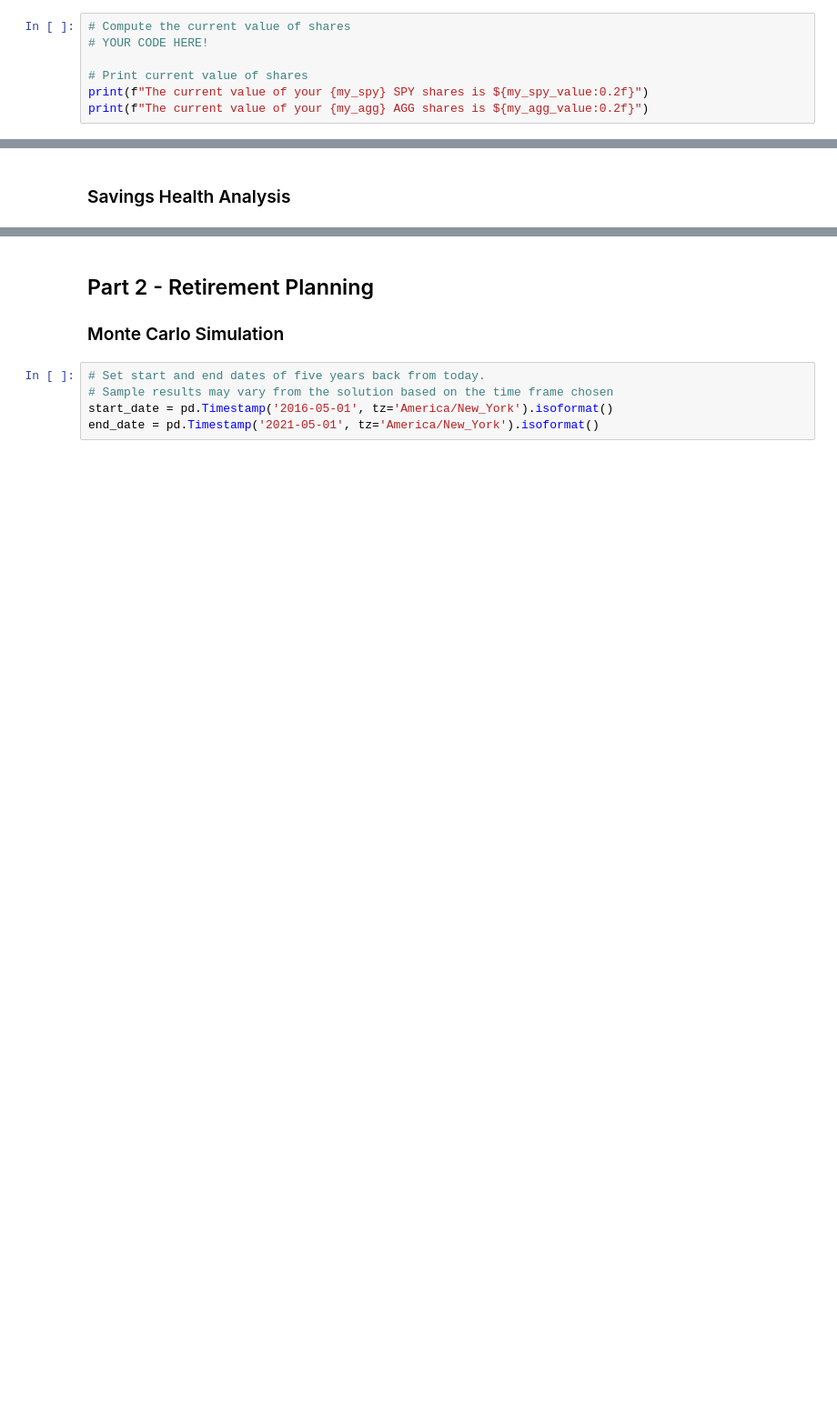
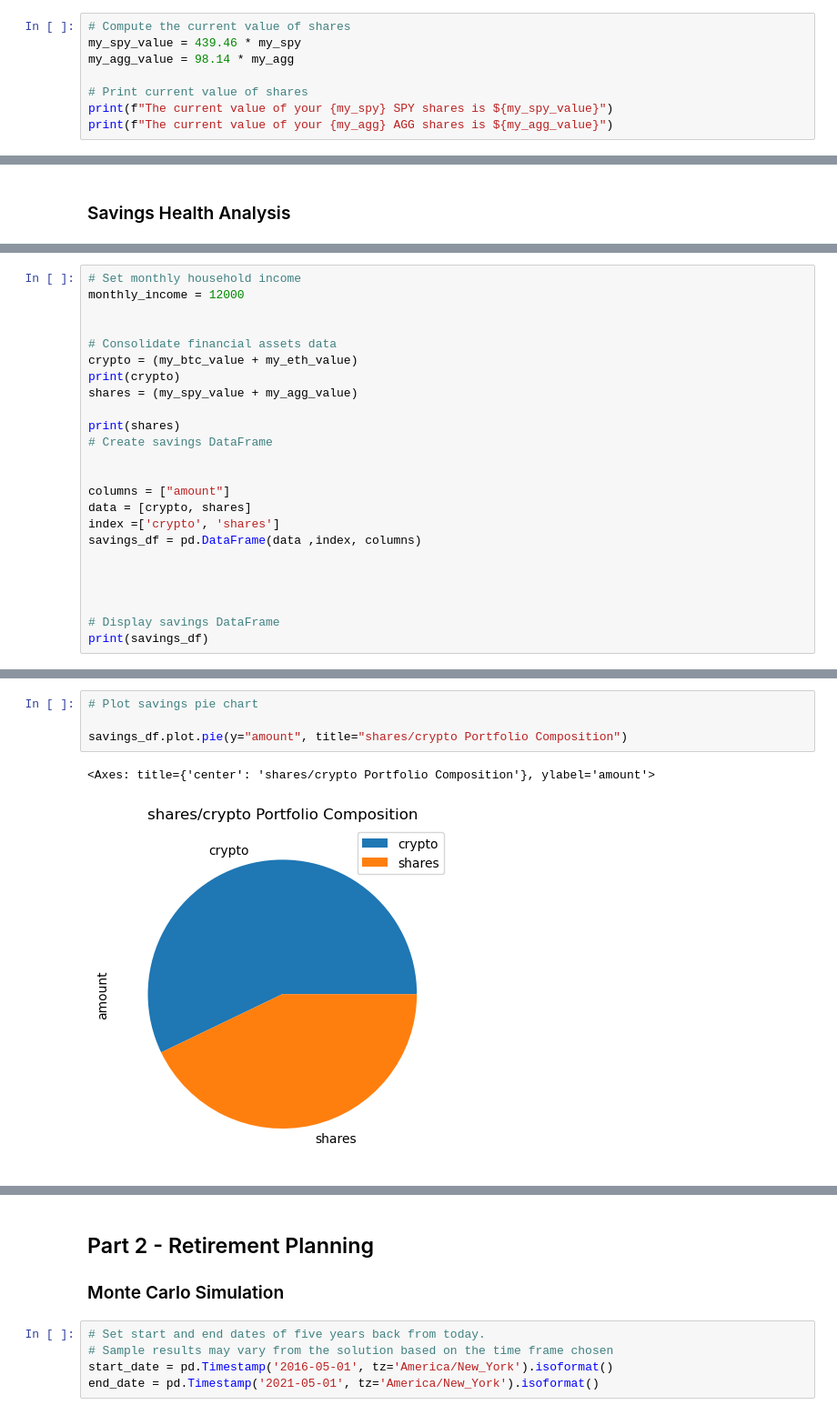
Before and after one commit to tradingstar01/financial_planner-module5, a Jupyter notebook: financial-planner.ipynb, the cells around one changed output, grey strips where cells are left out. Shown: that part at 91% size. Drawn from its saved outputs; the diff is of its cells as text; blank space fills up the shorter version.

```diff
--- a/financial-planner.ipynb
+++ b/financial-planner.ipynb
@@ -140,8 +159,9 @@ Current SPY closing price: $282.73
 # %%
 # Compute the current value of shares
-# YOUR CODE HERE!
+my_spy_value = 439.46 * my_spy
+my_agg_value = 98.14 * my_agg
 
 # Print current value of shares
-print(f"The current value of your {my_spy} SPY shares is ${my_spy_value:0.2f}")
-print(f"The current value of your {my_agg} AGG shares is ${my_agg_value:0.2f}")
+print(f"The current value of your {my_spy} SPY shares is ${my_spy_value}")
+print(f"The current value of your {my_agg} AGG shares is ${my_agg_value}")
 # %% [output]
@@ -184,0 +172,24 @@ Congratulations! You have enough money in your emergency fund.
+# %%
+# Set monthly household income
+monthly_income = 12000
+
+
+# Consolidate financial assets data
+crypto = (my_btc_value + my_eth_value)
+print(crypto)
+shares = (my_spy_value + my_agg_value)
+
+print(shares)
+# Create savings DataFrame
+
+
+columns = ["amount"]
+data = [crypto, shares]
+index =['crypto', 'shares']
+savings_df = pd.DataFrame(data ,index, columns)
+
+
+
+
+# Display savings DataFrame
+print(savings_df)
@@ -184,0 +202,7 @@ Congratulations! You have enough money in your emergency fund.
+# %%
+# Plot savings pie chart
+
+savings_df.plot.pie(y="amount", title="shares/crypto Portfolio Composition")
+# %% [output]
+<Axes: title={'center': 'shares/crypto Portfolio Composition'}, ylabel='amount'>
+[figure, added]
```
Also changed, not shown: parts of 21 cells of this notebook, 1 other file.
